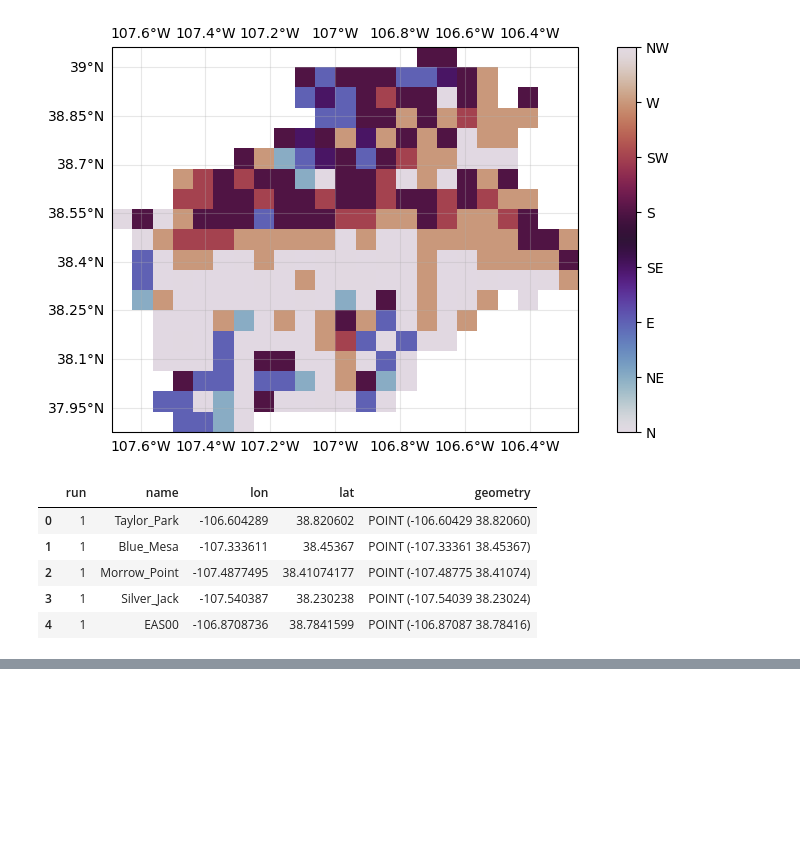
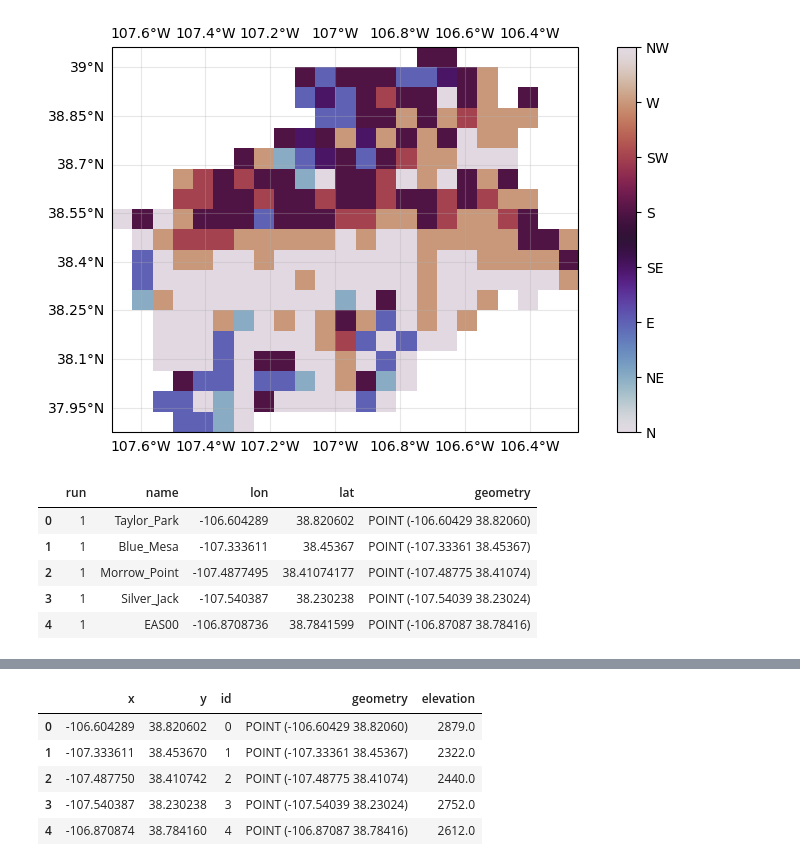
Before and after one commit to UW-SASWE/ResORR, a Jupyter notebook: notebooks/methods/06-Network-Generation-networkx.ipynb, the cells around one changed output, grey strips where cells are left out. Drawn from its saved outputs; the diff is of its cells as text; code cells hidden in the pictures; blank space fills up the shorter version.

```diff
--- a/notebooks/methods/Network-Generation-networkx.ipynb
+++ b/notebooks/methods/06-Network-Generation-networkx.ipynb
@@ -81,6 +89,6 @@ for resid, row in reservoirs.iterrows():
 # %%
 # convert all points to nodes. Use index value to identify
-G = nx.DiGraph()
+G = nx.Graph()
 G.add_nodes_from(reservoirs.index)
 
 operations = {
@@ -108,6 +116,14 @@ for node in G.nodes:
     visited = [(idxx, idxy)]
     current_pix = band_vicfmt.isel(x=idxx, y=idxy)
 
+    attrs_n = {
+        node: {
+            'x': reservoirs['geometry'][node].x,
+            'y': reservoirs['geometry'][node].y,
+        }
+    }
+    nx.set_node_attributes(G, attrs_n)
+
     END = False
     while not END:
         op = operations[int(current_pix)]
@@ -131,7 +147,13 @@ for node in G.nodes:
             any_reservoir = reservoir_location_raster.isel(x=new_idxx, y=new_idxy)
             if not np.isnan(any_reservoir):
                 # another reservoir found
-                G.add_edge(node, float(any_reservoir))
+                G.add_edge(node, int(any_reservoir))
+                attrs_e = {
+                    (node, int(any_reservoir)): {
+                        'length': reservoirs.to_crs(DIST_PROJ)['geometry'][node].distance(reservoirs.to_crs(DIST_PROJ)['geometry'][int(any_reservoir)])
+                    }
+                }
+                nx.set_edge_attributes(G, attrs_e)
                 END = True
                 break
         except IndexError:
@@ -147,0 +166,19 @@ nx.draw(G)
+# %%
+save_dir = Path("../../data/gunnison_rivreg/")
+
+G_gdf = gpd.GeoDataFrame(gnx.graph_edges_to_gdf(G))
+G_gdf_pts = gpd.GeoDataFrame(gnx.graph_nodes_to_gdf(G))  # returns a pd.DF instead of gpd.GDF, although it has a geometry column
+# %%
+# add elevation data to nodes
+elevation_fn = Path("../../global_data/global_elevation_data/World_e-Atlas-UCSD_SRTM30-plus_v8.tif")
+elev = rxr.open_rasterio(elevation_fn, chunks='auto')
+
+G_gdf_pts['elevation'] = G_gdf_pts[['x', 'y']].apply(lambda row: float(elev.sel(x=row.x, y=row.y, method='nearest')), axis=1)
+G_gdf_pts.head()
+# %% [output]
+|  | x | y | id | geometry | elevation |
+| 0 | -106.604289 | 38.820602 | 0 | POINT (-106.60429 38.82060) | 2879.0 |
+| 1 | -107.333611 | 38.453670 | 1 | POINT (-107.33361 38.45367) | 2322.0 |
+| 2 | -107.487750 | 38.410742 | 2 | POINT (-107.48775 38.41074) | 2440.0 |
+| 3 | -107.540387 | 38.230238 | 3 | POINT (-107.54039 38.23024) | 2752.0 |
+| 4 | -106.870874 | 38.784160 | 4 | POINT (-106.87087 38.78416) | 2612.0 |
```
Also changed, not shown: parts of 7 cells of this notebook, 9 other files.
